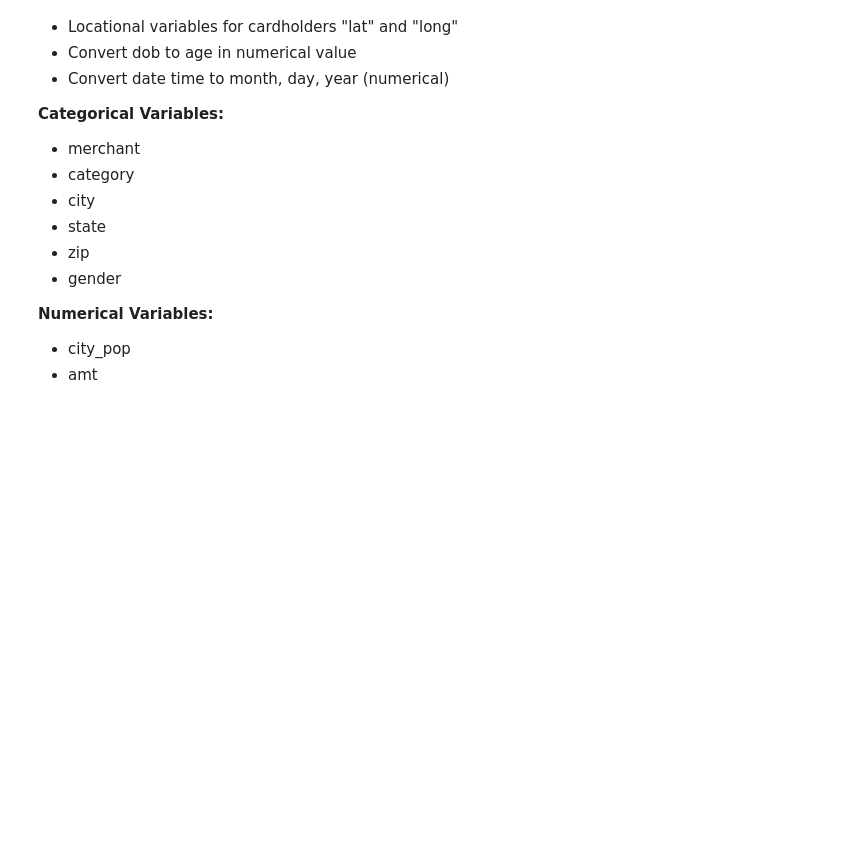
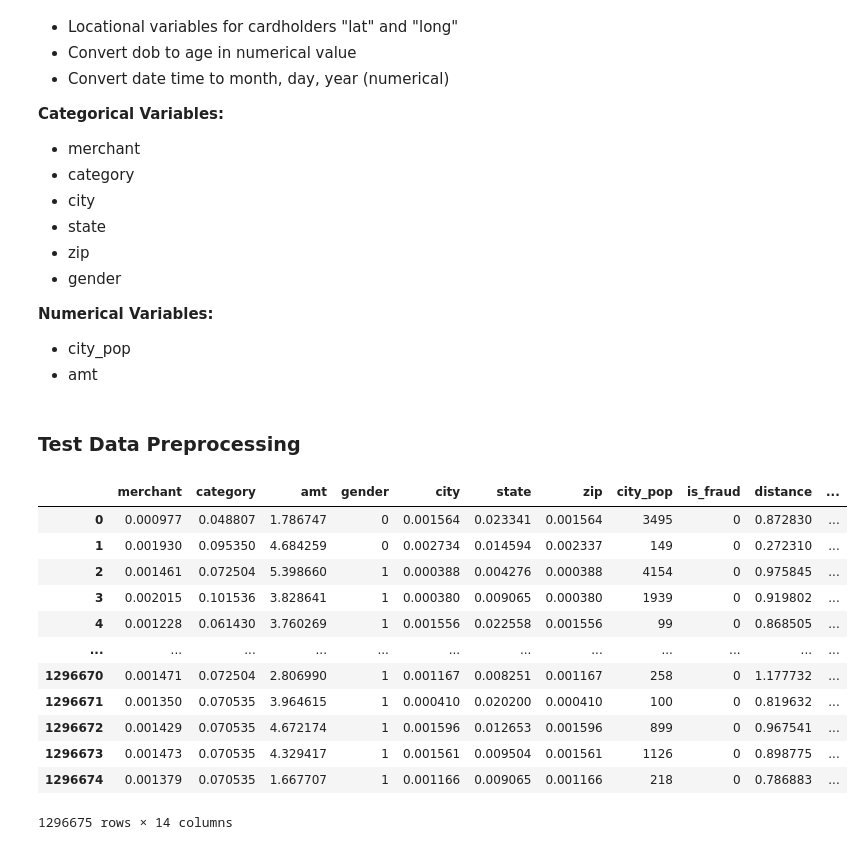
Before and after one commit to tonywork737/data-mining, a Jupyter notebook: NB.ipynb, the cells around one changed output. Drawn from its saved outputs; the diff is of its cells as text; code cells hidden in the pictures; blank space fills up the shorter version.

```diff
--- a/NB.ipynb
+++ b/NB.ipynb
@@ -146,0 +146,2 @@ for col in frequency_vars:
+# %% [markdown]
+### Test Data Preprocessing
@@ -146,0 +202,16 @@ for col in frequency_vars:
+# %%
+transformed_Y_data
+# %% [output]
+|  | merchant | category | amt | gender | city | state | zip | city_pop | is_fraud | distance | ... |
+| 0 | 0.000977 | 0.048807 | 1.786747 | 0 | 0.001564 | 0.023341 | 0.001564 | 3495 | 0 | 0.872830 | ... |
+| 1 | 0.001930 | 0.095350 | 4.684259 | 0 | 0.002734 | 0.014594 | 0.002337 | 149 | 0 | 0.272310 | ... |
+| 2 | 0.001461 | 0.072504 | 5.398660 | 1 | 0.000388 | 0.004276 | 0.000388 | 4154 | 0 | 0.975845 | ... |
+| 3 | 0.002015 | 0.101536 | 3.828641 | 1 | 0.000380 | 0.009065 | 0.000380 | 1939 | 0 | 0.919802 | ... |
+| 4 | 0.001228 | 0.061430 | 3.760269 | 1 | 0.001556 | 0.022558 | 0.001556 | 99 | 0 | 0.868505 | ... |
+| ... | ... | ... | ... | ... | ... | ... | ... | ... | ... | ... | ... |
+| 1296670 | 0.001471 | 0.072504 | 2.806990 | 1 | 0.001167 | 0.008251 | 0.001167 | 258 | 0 | 1.177732 | ... |
+| 1296671 | 0.001350 | 0.070535 | 3.964615 | 1 | 0.000410 | 0.020200 | 0.000410 | 100 | 0 | 0.819632 | ... |
+| 1296672 | 0.001429 | 0.070535 | 4.672174 | 1 | 0.001596 | 0.012653 | 0.001596 | 899 | 0 | 0.967541 | ... |
+| 1296673 | 0.001473 | 0.070535 | 4.329417 | 1 | 0.001561 | 0.009504 | 0.001561 | 1126 | 0 | 0.898775 | ... |
+| 1296674 | 0.001379 | 0.070535 | 1.667707 | 1 | 0.001166 | 0.009065 | 0.001166 | 218 | 0 | 0.786883 | ... |
+1296675 rows × 14 columns
```
Also changed, not shown: parts of 13 cells of this notebook.
